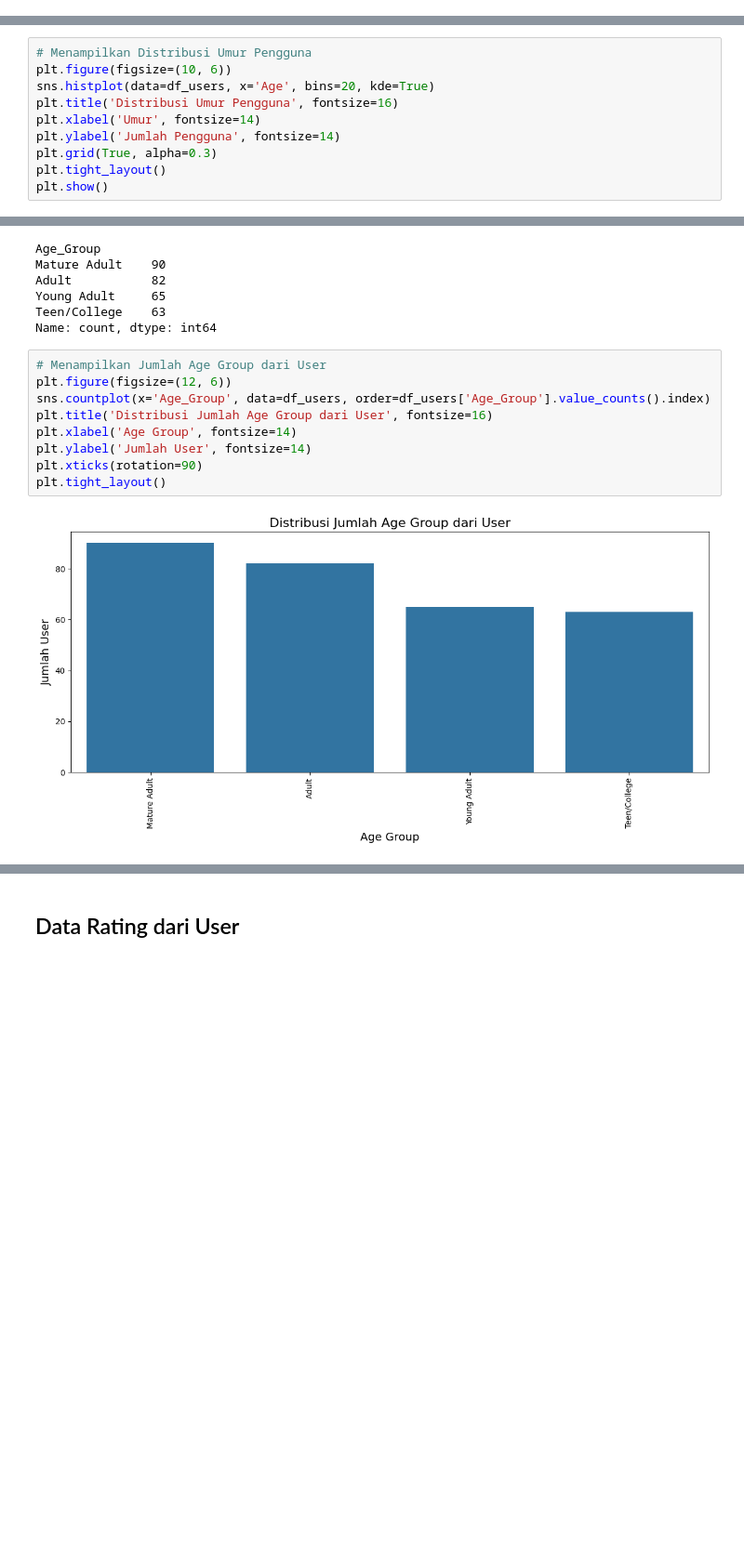
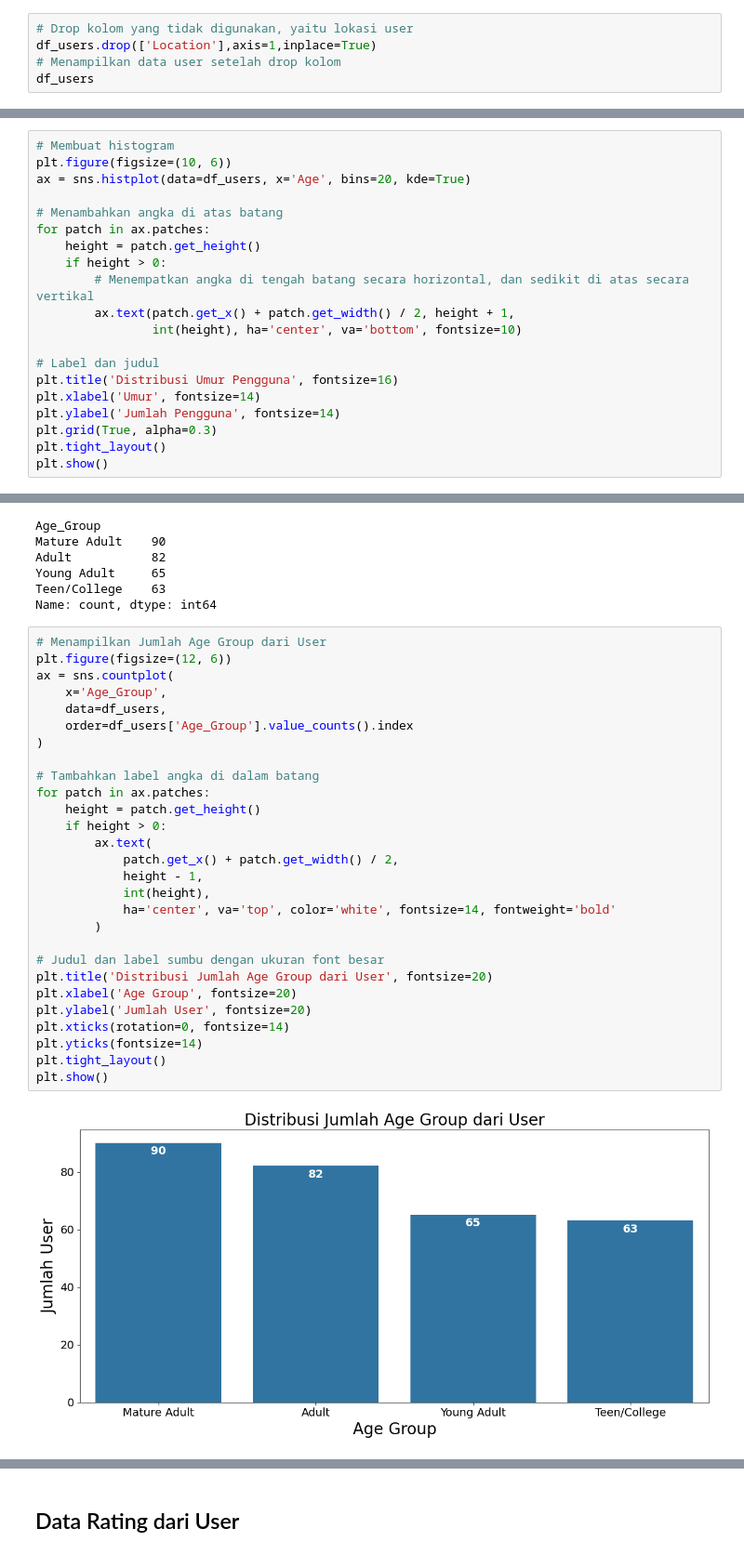
Before and after one commit to ivana27lita/recsys-objek-wisata, a Jupyter notebook: src/preprocessing.ipynb, the cells around one changed output, grey strips where cells are left out. Shown at 93% size. Saved outputs shown, nothing was run; the diff lists cells and outputs as text; blank space fills up the shorter version.

```diff
--- a/src/preprocessing.ipynb
+++ b/src/preprocessing.ipynb
@@ -156,3 +205,8 @@ df_users.head()
 | 2 | 3 | Cirebon, Jawa Barat | 23 |
 | 3 | 4 | Bekasi, Jawa Barat | 21 |
 | 4 | 5 | Lampung, Sumatera Selatan | 20 |
+# %%
+# Drop kolom yang tidak digunakan, yaitu lokasi user
+df_users.drop(['Location'],axis=1,inplace=True)
+# Menampilkan data user setelah drop kolom
+df_users
@@ -199,9 +267,19 @@ def get_age_group(age):
 
 df_users['Age_Group'] = df_users['Age'].apply(get_age_group)
 # %%
-# Menampilkan Distribusi Umur Pengguna
+# Membuat histogram
 plt.figure(figsize=(10, 6))
-sns.histplot(data=df_users, x='Age', bins=20, kde=True)
+ax = sns.histplot(data=df_users, x='Age', bins=20, kde=True)
+
+# Menambahkan angka di atas batang
+for patch in ax.patches:
+    height = patch.get_height()
+    if height > 0:
+        # Menempatkan angka di tengah batang secara horizontal, dan sedikit di atas secara vertikal
+        ax.text(patch.get_x() + patch.get_width() / 2, height + 1,
+                int(height), ha='center', va='bottom', fontsize=10)
+
+# Label dan judul
 plt.title('Distribusi Umur Pengguna', fontsize=16)
 plt.xlabel('Umur', fontsize=14)
 plt.ylabel('Jumlah Pengguna', fontsize=14)
@@ -224,11 +302,30 @@ Name: count, dtype: int64
 # %%
 # Menampilkan Jumlah Age Group dari User
 plt.figure(figsize=(12, 6))
-sns.countplot(x='Age_Group', data=df_users, order=df_users['Age_Group'].value_counts().index)
-plt.title('Distribusi Jumlah Age Group dari User', fontsize=16)
-plt.xlabel('Age Group', fontsize=14)
-plt.ylabel('Jumlah User', fontsize=14)
-plt.xticks(rotation=90)
+ax = sns.countplot(
+    x='Age_Group',
+    data=df_users,
+    order=df_users['Age_Group'].value_counts().index
+)
+
+# Tambahkan label angka di dalam batang
+for patch in ax.patches:
+    height = patch.get_height()
+    if height > 0:
+        ax.text(
+            patch.get_x() + patch.get_width() / 2,
+            height - 1,
+            int(height),
+            ha='center', va='top', color='white', fontsize=14, fontweight='bold'
+        )
+
+# Judul dan label sumbu dengan ukuran font besar
+plt.title('Distribusi Jumlah Age Group dari User', fontsize=20)
+plt.xlabel('Age Group', fontsize=20)
+plt.ylabel('Jumlah User', fontsize=20)
+plt.xticks(rotation=0, fontsize=14)
+plt.yticks(fontsize=14)
 plt.tight_layout()
+plt.show()
 # %% [output]
-[figure, old version]
+[figure, new version]
```
Also changed, not shown: parts of 22 cells of this notebook, 2 other files.
